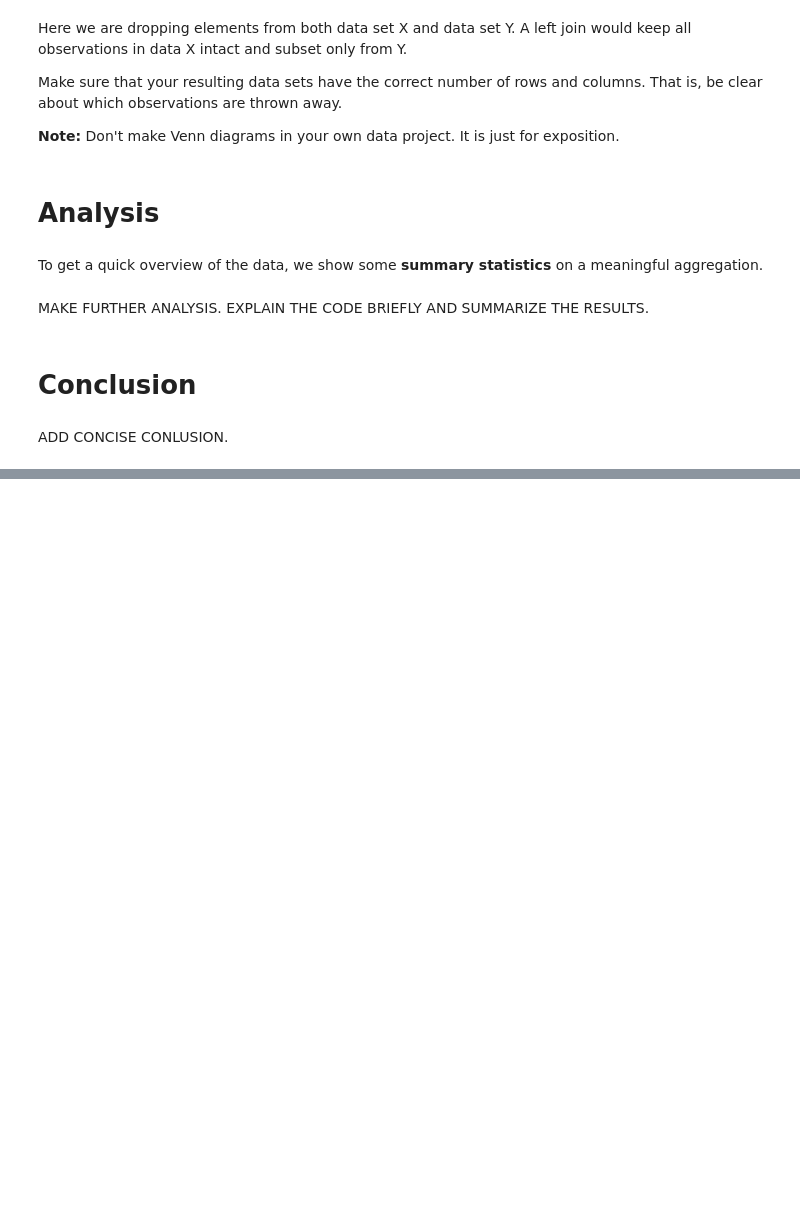
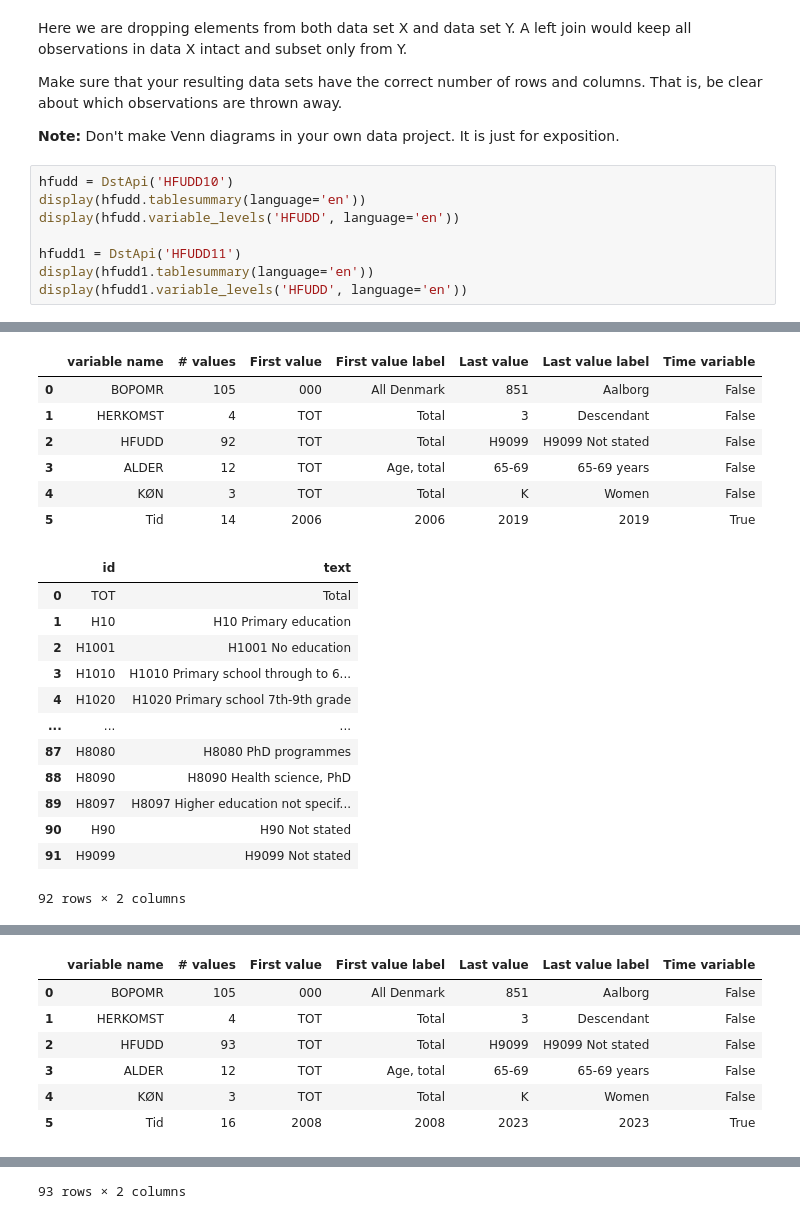
Before and after one commit to NumEconCopenhagen/projects-2024-anne-sofie-ida-anna-livia, a Jupyter notebook: dataproject/dataproject.ipynb, the cells around one changed output, grey strips where cells are left out. Cells and saved outputs as stored; diff of their text form; blank space fills up the shorter version.

```diff
--- a/dataproject/dataproject.ipynb
+++ b/dataproject/dataproject.ipynb
@@ -277,13 +257,12 @@ Here we are dropping elements from both data set X and data set Y. A left join w
 Make sure that your resulting data sets have the correct number of rows and columns. That is, be clear about which observations are thrown away.
 
 **Note:** Don't make Venn diagrams in your own data project. It is just for exposition.
-# %% [markdown]
-# Analysis
-# %% [markdown]
-To get a quick overview of the data, we show some **summary statistics** on a meaningful aggregation.
-# %% [markdown]
-MAKE FURTHER ANALYSIS. EXPLAIN THE CODE BRIEFLY AND SUMMARIZE THE RESULTS.
-# %% [markdown]
-# Conclusion
-# %% [markdown]
-ADD CONCISE CONLUSION.
+# %%
+hfudd = DstApi('HFUDD10')
+display(hfudd.tablesummary(language='en'))
+display(hfudd.variable_levels('HFUDD', language='en'))
+
+hfudd1 = DstApi('HFUDD11')
+display(hfudd1.tablesummary(language='en'))
+display(hfudd1.variable_levels('HFUDD', language='en'))
+# %% [output]
@@ -289,0 +271,20 @@ ADD CONCISE CONLUSION.
+|  | variable name | # values | First value | First value label | Last value | Last value label | Time variable |
+| 0 | BOPOMR | 105 | 000 | All Denmark | 851 | Aalborg | False |
+| 1 | HERKOMST | 4 | TOT | Total | 3 | Descendant | False |
+| 2 | HFUDD | 92 | TOT | Total | H9099 | H9099 Not stated | False |
+| 3 | ALDER | 12 | TOT | Age, total | 65-69 | 65-69 years | False |
+| 4 | KØN | 3 | TOT | Total | K | Women | False |
+| 5 | Tid | 14 | 2006 | 2006 | 2019 | 2019 | True |
+|  | id | text |
+| 0 | TOT | Total |
+| 1 | H10 | H10 Primary education |
+| 2 | H1001 | H1001 No education |
+| 3 | H1010 | H1010 Primary school through to 6... |
+| 4 | H1020 | H1020 Primary school 7th-9th grade |
+| ... | ... | ... |
+| 87 | H8080 | H8080 PhD programmes |
+| 88 | H8090 | H8090 Health science, PhD |
+| 89 | H8097 | H8097 Higher education not specif... |
+| 90 | H90 | H90 Not stated |
+| 91 | H9099 | H9099 Not stated |
+92 rows × 2 columns
@@ -289,0 +293,7 @@ ADD CONCISE CONLUSION.
+|  | variable name | # values | First value | First value label | Last value | Last value label | Time variable |
+| 0 | BOPOMR | 105 | 000 | All Denmark | 851 | Aalborg | False |
+| 1 | HERKOMST | 4 | TOT | Total | 3 | Descendant | False |
+| 2 | HFUDD | 93 | TOT | Total | H9099 | H9099 Not stated | False |
+| 3 | ALDER | 12 | TOT | Age, total | 65-69 | 65-69 years | False |
+| 4 | KØN | 3 | TOT | Total | K | Women | False |
+| 5 | Tid | 16 | 2008 | 2008 | 2023 | 2023 | True |
@@ -289,0 +312 @@ ADD CONCISE CONLUSION.
+93 rows × 2 columns
```
Also changed, not shown: parts of 7 cells of this notebook, 1 other file.
